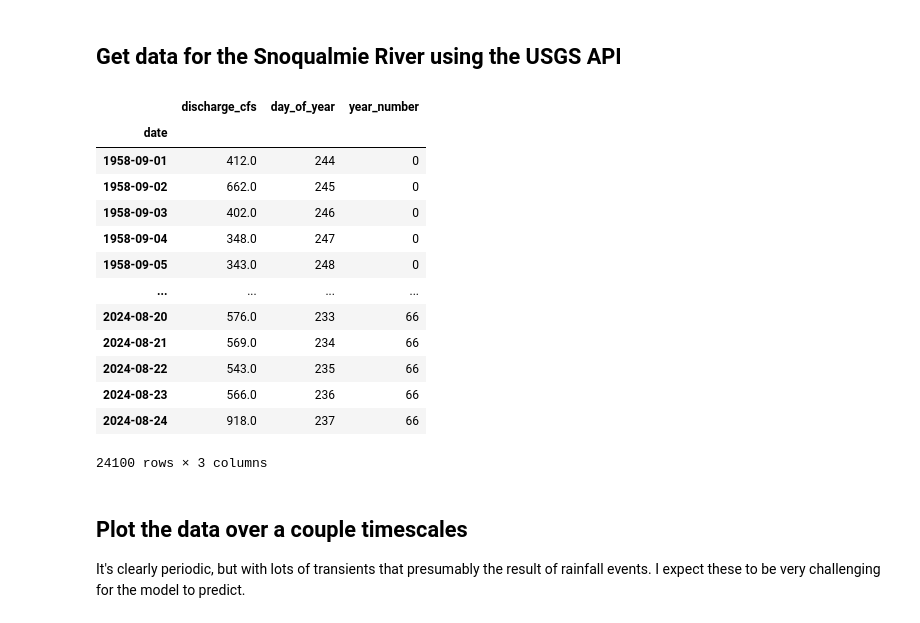
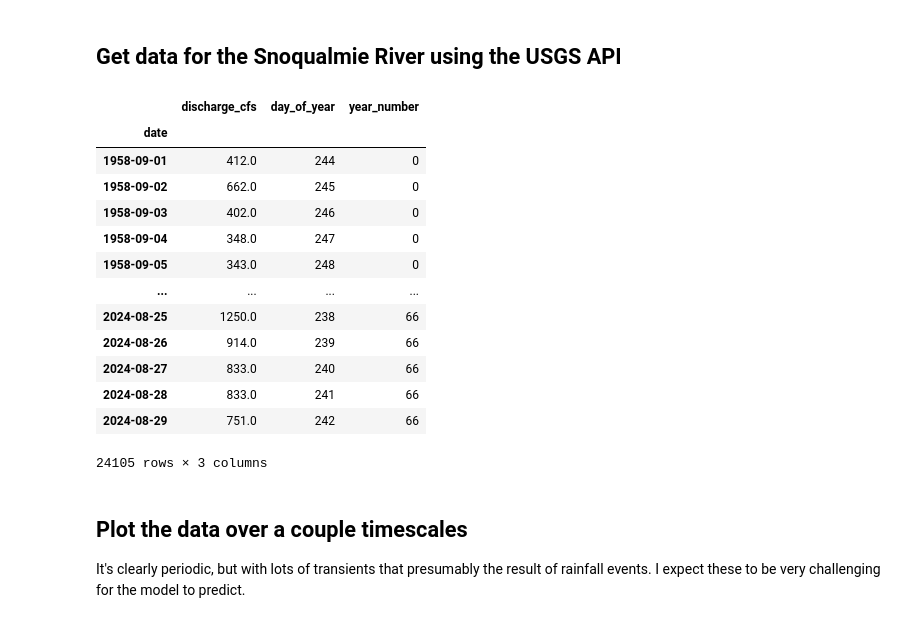
Before and after one commit to dougollerenshaw/chronos-forecasting, a Jupyter notebook: notebooks/2024.08.28_streamflow_extended.ipynb, the cells around one changed output. Saved outputs shown, nothing was run; the diff lists cells and outputs as text; code cells hidden in the pictures.

```diff
--- a/notebooks/2024.08.28_streamflow_extended.ipynb
+++ b/notebooks/2024.08.28_streamflow_extended.ipynb
@@ -314,26 +578,26 @@ def get_and_plot_forecast(data, date, num_samples, prediction_length, history_to
 # %%
 site_code = "12144500"  # Snoqualmie River Near Snoqualmie, WA - 12144500
 start_date = "1950-01-01" # This is earlier than the earliest recording date. This will get all historical data
-end_date = "2024-08-24"
+end_date = "2024-08-29"
 
 data = fetch_usgs_data(site_code, start_date, end_date)
 
 data
 # %% [output]
 |  | discharge_cfs | day_of_year | year_number |
 | date |  |  |  |
 | 1958-09-01 | 412.0 | 244 | 0 |
 | 1958-09-02 | 662.0 | 245 | 0 |
 | 1958-09-03 | 402.0 | 246 | 0 |
 | 1958-09-04 | 348.0 | 247 | 0 |
 | 1958-09-05 | 343.0 | 248 | 0 |
 | ... | ... | ... | ... |
-| 2024-08-20 | 576.0 | 233 | 66 |
-| 2024-08-21 | 569.0 | 234 | 66 |
-| 2024-08-22 | 543.0 | 235 | 66 |
-| 2024-08-23 | 566.0 | 236 | 66 |
-| 2024-08-24 | 918.0 | 237 | 66 |
+| 2024-08-25 | 1250.0 | 238 | 66 |
+| 2024-08-26 | 914.0 | 239 | 66 |
+| 2024-08-27 | 833.0 | 240 | 66 |
+| 2024-08-28 | 833.0 | 241 | 66 |
+| 2024-08-29 | 751.0 | 242 | 66 |
-24100 rows × 3 columns
+24105 rows × 3 columns
 # %% [markdown]
 ## Plot the data over a couple timescales
 It's clearly periodic, but with lots of transients that presumably the result of rainfall events. I expect these to be very challenging for the model to predict.
```
Also changed, not shown: parts of 15 cells of this notebook.
